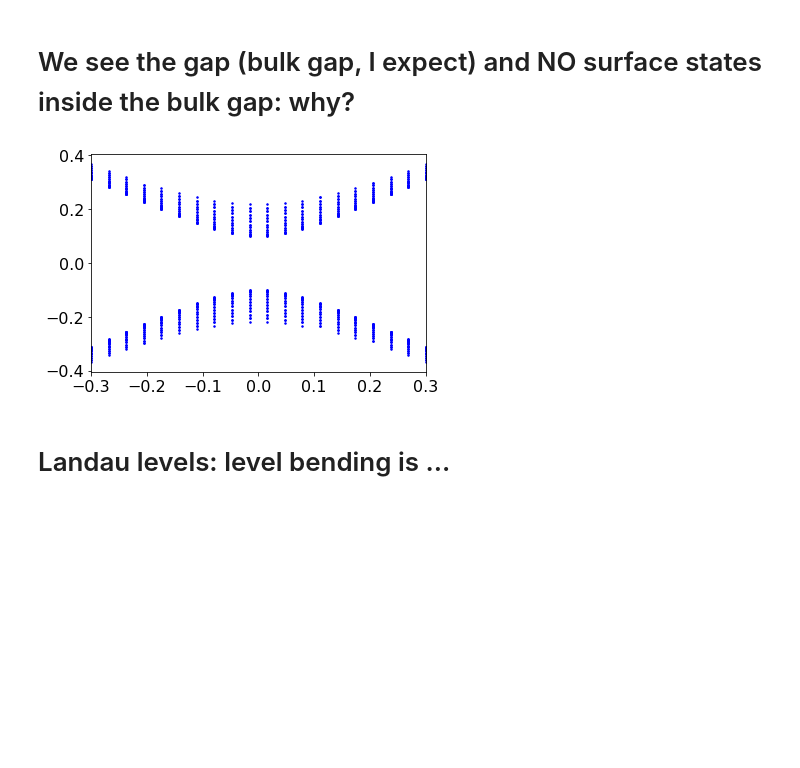
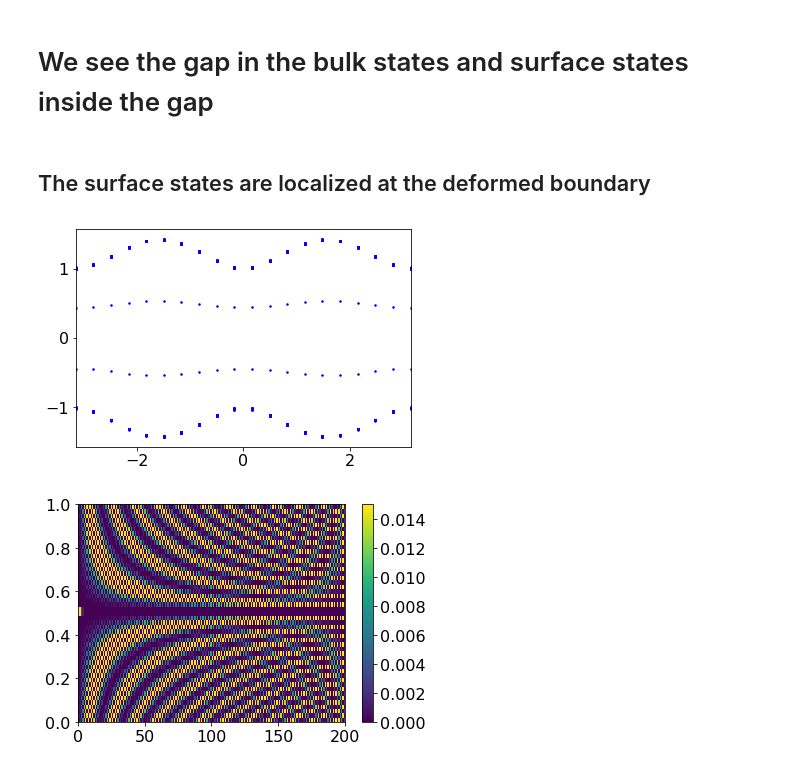
Before and after one commit to tyomaiva/Topological-matter-other, a Jupyter notebook: Trivial-topology.ipynb, the cells around one changed output. Cells and saved outputs as stored; diff of their text form; code cells hidden in the pictures; blank space fills up the shorter version.

```diff
--- a/Trivial-topology.ipynb
+++ b/Trivial-topology.ipynb
@@ -1,7 +1,7 @@
 # %%
 import diagonalizer_trivial_topology
 from diagonalizer_trivial_topology import SimpleNamespace, diagonalize, pSweep, \
-                                            spectrum_plot, FinalizedSystem_trivial
+                                            spectrum_plot, density_plot, FinalizedSystem_trivial
 import numpy as np
 from copy import copy
 from numpy import pi, cos, sin
@@ -10,18 +10,21 @@ SitesCount_Default = 200
 fsysDefault = FinalizedSystem_trivial(SitesCount_Default)
 
 #The parameters are taken from the Qi-Zhang RevModPhys for Bi2Se3
-ParametersDefault = SimpleNamespace( Gap = 0.1,\
+ParametersDefault = SimpleNamespace( Gap = 1.0, \
                      FermiEnergy = 0.0, lBinv2=0., x_shift= (SitesCount_Default - 1.)/2., \
                      EigenvectorsCount = 50, EnergyPrecision = 10**(-5), WavefunctionComponents = 2, \
-                     py = 0., pz = 0. )
+                     py = 0.) #, pz = 0. )
 # %% [markdown]
-# We see the gap (bulk gap, I expect) and NO surface states inside the bulk gap: why?
+# We see the gap in the bulk states and surface states inside the gap
+# %% [markdown]
+## The surface states are localized at the deformed boundary
 # %%
 params = copy(ParametersDefault)
-params.pz = pi/2.
-evals, evecs = pSweep(fsysDefault, params, -0.3, 0.3, 20, 'pySweep')
-spectrum_plot(evals, -0.3, 0.3, 20)
+params.Rescale_onsite_0 = 0.3
+evals, evecs = pSweep(fsysDefault, params, -pi, pi, 20, 'pySweep')
+spectrum_plot(evals, -pi, pi, 20)
+
+density_plot(fsysDefault, params, evecs[10])
 # %% [output]
-[figure, old version]
+[figure, new version]
+[figure, added]
-# %% [markdown]
-# Landau levels: level bending is ...
```
Also changed, not shown: parts of 2 cells of this notebook, 1 other file.
